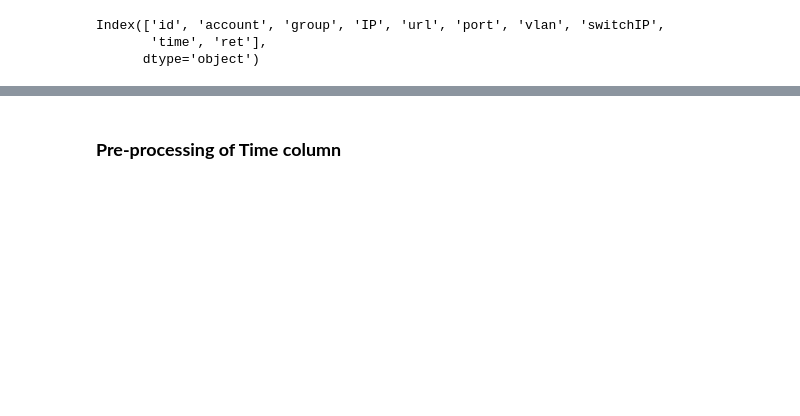
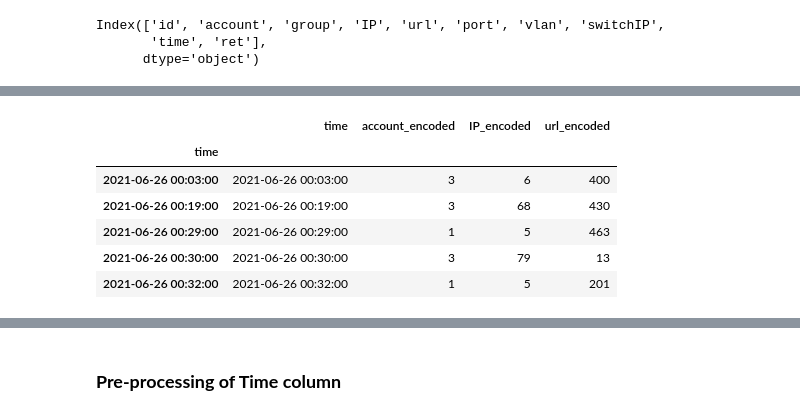
Before and after one commit to albionaguri/cybersecurity, a Jupyter notebook: ueba_version2.ipynb, the cells around one changed output, grey strips where cells are left out. Cells and saved outputs as stored; diff of their text form; code cells hidden in the pictures; blank space fills up the shorter version.

```diff
--- a/ueba_version2.ipynb
+++ b/ueba_version2.ipynb
@@ -123 +147,13 @@ sample_df.shape
+# %%
+# Drop the original categorical columns
+sample_df = sample_df.drop(columns=categorical_features)
+sample_df.head(5)
+# %% [output]
+|  | time | account_encoded | IP_encoded | url_encoded |
+| time |  |  |  |  |
+| 2021-06-26 00:03:00 | 2021-06-26 00:03:00 | 3 | 6 | 400 |
+| 2021-06-26 00:19:00 | 2021-06-26 00:19:00 | 3 | 68 | 430 |
+| 2021-06-26 00:29:00 | 2021-06-26 00:29:00 | 1 | 5 | 463 |
+| 2021-06-26 00:30:00 | 2021-06-26 00:30:00 | 3 | 79 | 13 |
+| 2021-06-26 00:32:00 | 2021-06-26 00:32:00 | 1 | 5 | 201 |
 # %%
```
Also changed, not shown: parts of 30 cells of this notebook.
